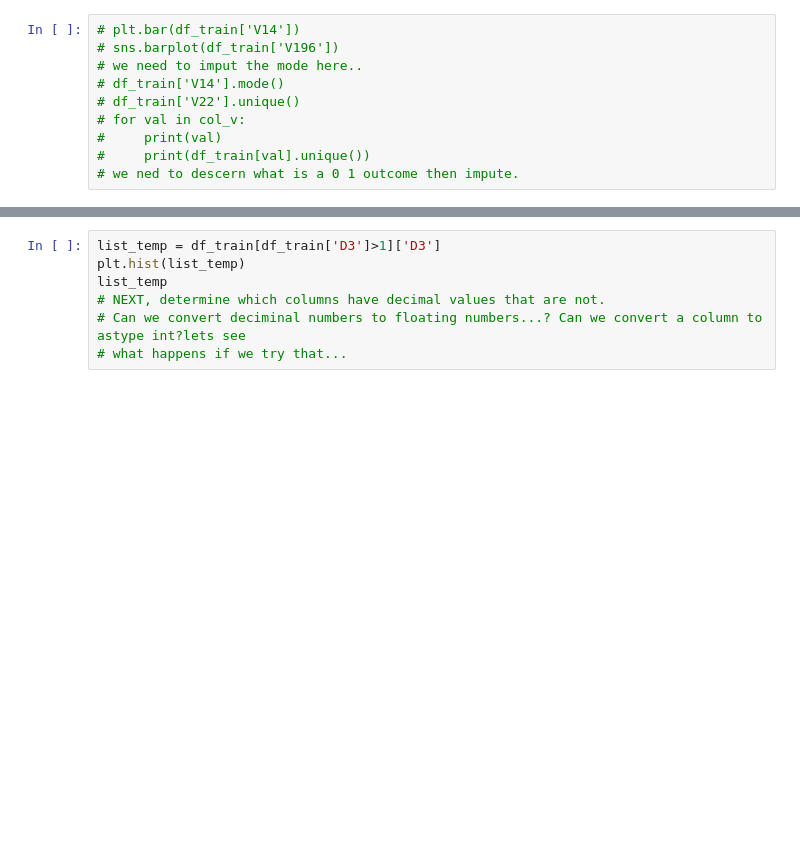
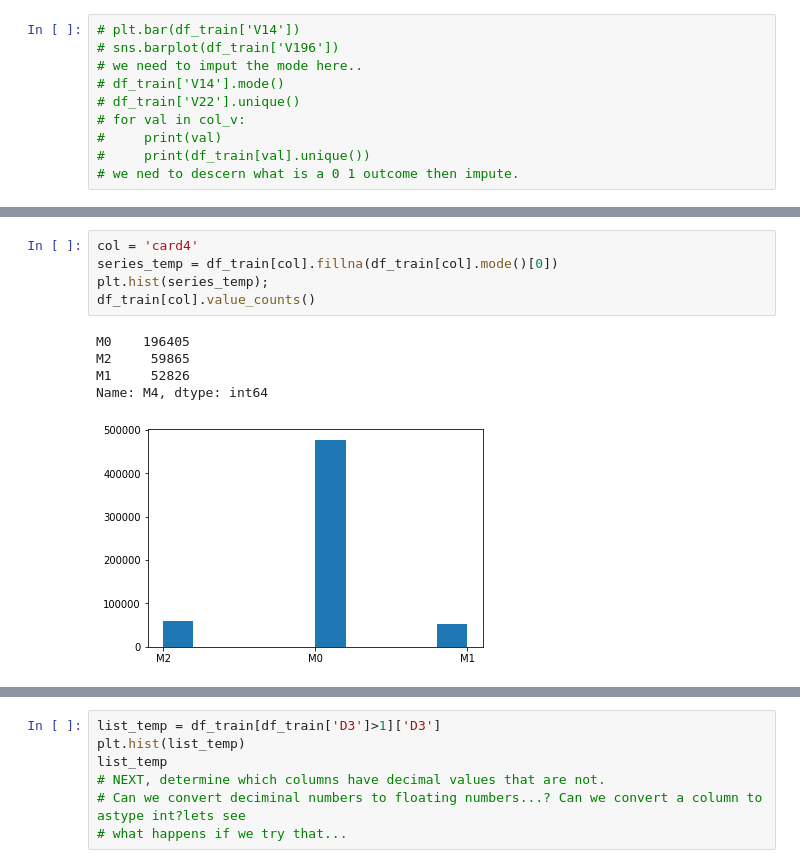
Before and after one commit to kirahman2/fraud_detection, a Jupyter notebook: Fraud Detection EDA.ipynb, the cells around one changed output, grey strips where cells are left out. Cells and saved outputs as stored; diff of their text form; blank space fills up the shorter version.

```diff
--- a/Fraud Detection EDA.ipynb
+++ b/Fraud Detection EDA.ipynb
@@ -284,0 +346,11 @@ pp.missing_values()
+# %%
+col = 'card4'
+series_temp = df_train[col].fillna(df_train[col].mode()[0])
+plt.hist(series_temp);
+df_train[col].value_counts()
+# %% [output]
+M0    196405
+M2     59865
+M1     52826
+Name: M4, dtype: int64
+[figure, added]
```
Also changed, not shown: parts of 14 cells of this notebook.
